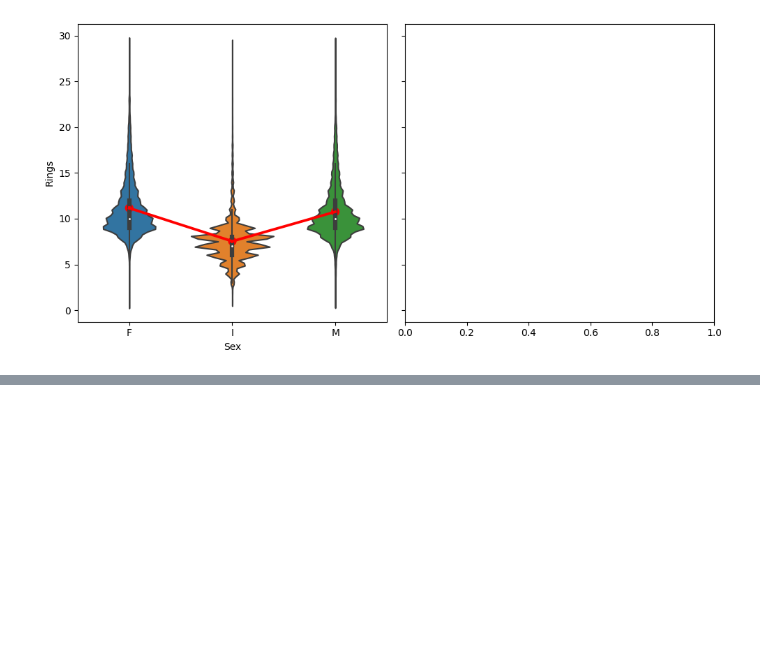
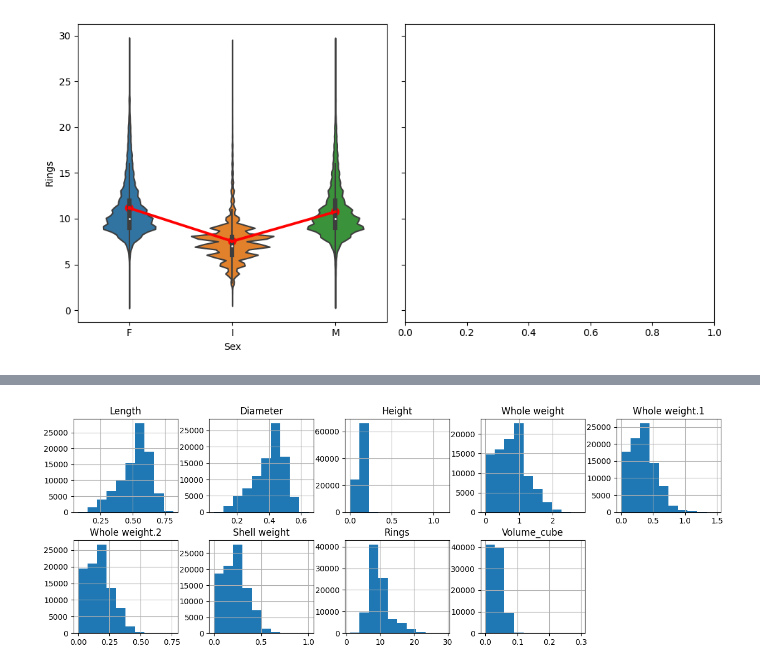
Before and after one commit to stephanie-yz/Kaggle_PG4.04_Abalone, a Jupyter notebook: 01_EDA.ipynb, the cells around one changed output, grey strips where cells are left out. Cells and saved outputs as stored; diff of their text form; code cells hidden in the pictures; blank space fills up the shorter version.

Commit message:
One-way numerical variables

```diff
--- a/01_EDA.ipynb
+++ b/01_EDA.ipynb
@@ -47,0 +54,6 @@ plt.tight_layout()
+# %%
+## histogram of all numerical variables
+train.hist(figsize=(15,5), layout=(-1,5))
+None
+# %% [output]
+[figure, added]
```
Also changed, not shown: parts of 2 cells of this notebook.
